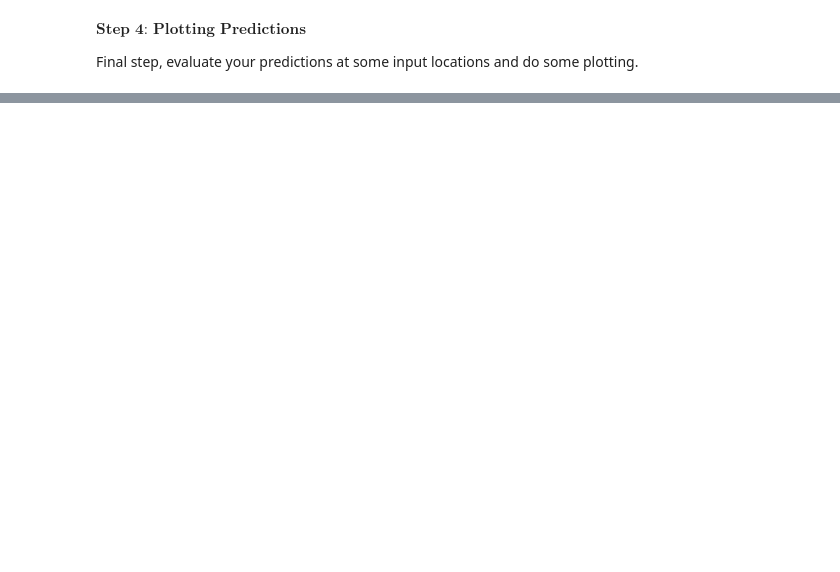
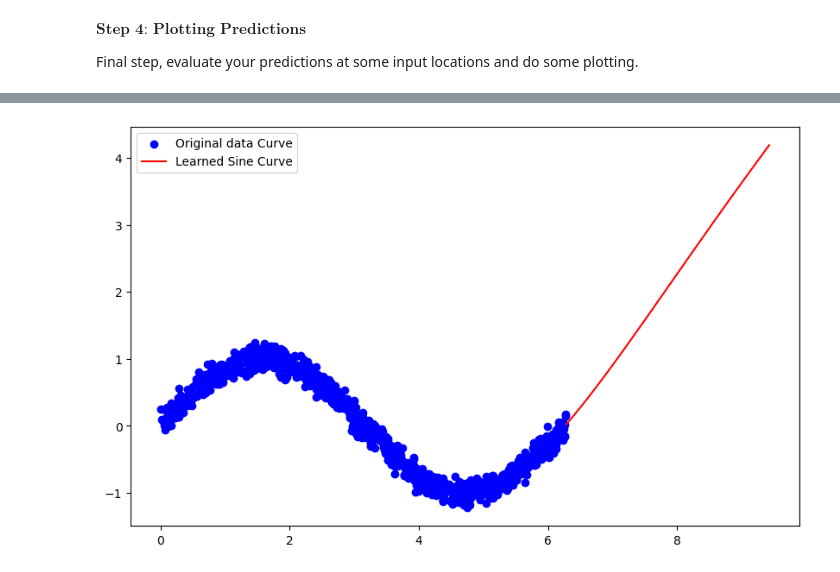
Before and after one commit to viba2001/AI_Science_Engineering_Fall26, a Jupyter notebook: Tutorial 01 Function approximation.ipynb, the cells around one changed output, grey strips where cells are left out. Cells and saved outputs as stored; diff of their text form; code cells hidden in the pictures; blank space fills up the shorter version.

```diff
--- a/Tutorial 01 Function approximation.ipynb
+++ b/Tutorial 01 Function approximation.ipynb
@@ -228,0 +230,15 @@ plt.show()
+# %%
+# What happens when my input feature is outside the training dataset?
+# 0 to 2PI is our training set. How about predictions between 2PI to 3PI
+
+x_test = torch.linspace(2*np.pi, 3*np.pi, 100)
+y_pred = evaluate(model, x_test)
+
+plt.figure(figsize=(10, 6))
+plt.scatter(x_train, y_train, label='Original data Curve', color='blue')
+plt.plot(x_test, y_pred, label='Learned Sine Curve', color='red')
+
+plt.legend()
+plt.show()
+# %% [output]
+[figure, added]
```
Also changed, not shown: parts of 23 cells of this notebook.
